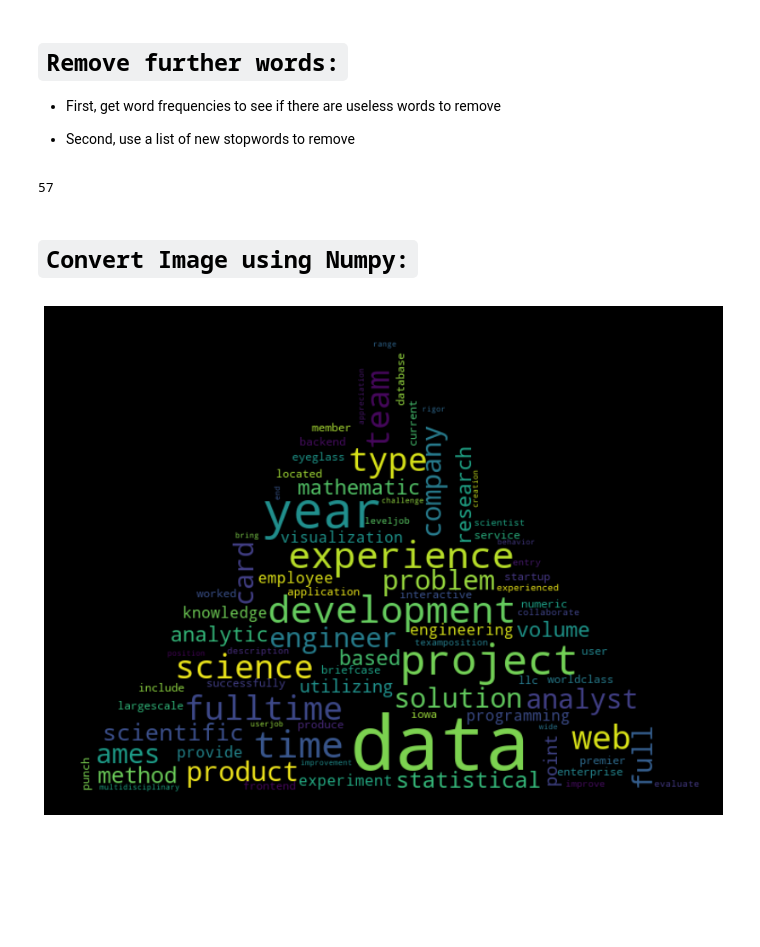
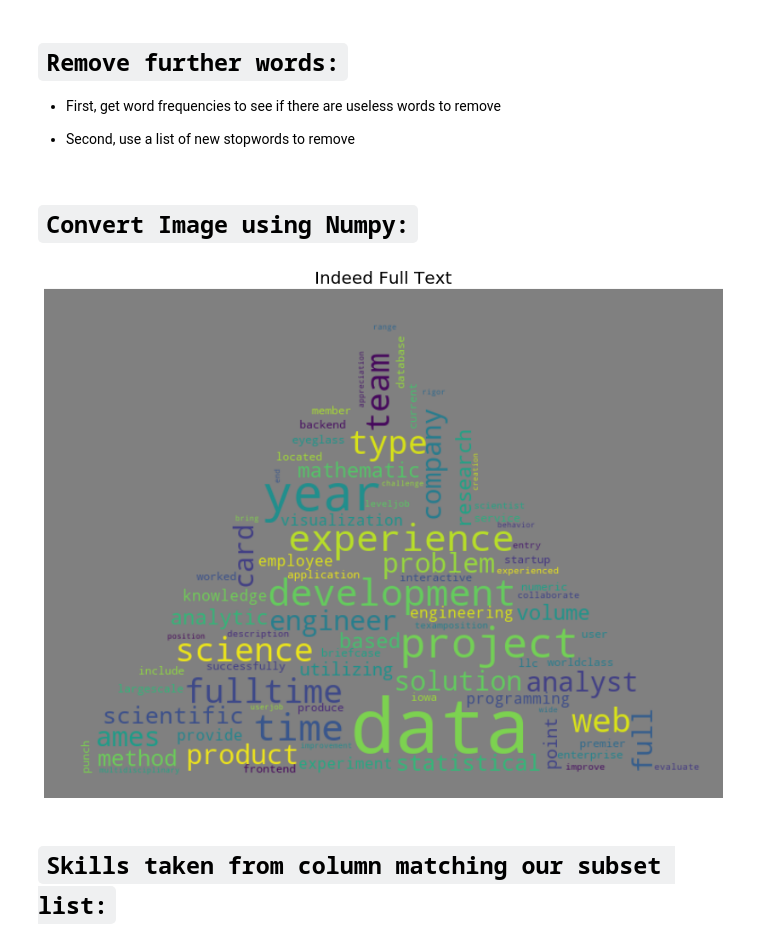
Before and after one commit to MrFuguDataScience/NLP, a Jupyter notebook: Indeed_WordCloud.ipynb, the cells around one changed output. Saved outputs shown, nothing was run; the diff lists cells and outputs as text; code cells hidden in the pictures; blank space fills up the shorter version.

Commit message:
Indeed_NLP_wrdCloud
updated file

```diff
--- a/Indeed_WordCloud.ipynb
+++ b/Indeed_WordCloud.ipynb
@@ -104,7 +201,7 @@ pd.DataFrame(d).head()
 # Check back to see how many of our words are left as comparison
 # %%
 second_wrd_cnt=[]
-for i in d:
+for i in clean_stp_wrds:
     for j in i:
         second_wrd_cnt.append(len(j))
 
@@ -124,15 +221,15 @@ indeed_text_cnts.head()
 # from nltk.stem import WordNetLemmatizer  # remove word endings etc
 
 lemmatizer = WordNetLemmatizer()
-h=[]
+lemma_lst=[]
 for i in range(len(d)):
     for j in d[i][0]: # going inside each list and doing each word
 #         print(j)
-        h.append([i,lemmatizer.lemmatize(j)]) # i keeps the position
+        lemma_lst.append([i,lemmatizer.lemmatize(j)]) # i keeps the position
 
 dg=defaultdict(list)
 
-for i in h:
+for i in lemma_lst:
     dg[i[0]].append(i[1]) # key=position,value:list of lists of strings
 # %%
 third=[]
@@ -151,0 +253,8 @@ indeed_text_cnts.head()
+# %%
+import re
+check_science_wrds=[]
+for i in dg.values():
+    for j in i:
+        if re.findall(r'\b(?:scien.*).+',j):
+            check_science_wrds.append(re.findall(r'\b(?:scien.*).+',j))
+pd.DataFrame(check_science_wrds).head(12)
@@ -204,9 +314,7 @@ wrd_freq={k: v for k, v in sorted(f.items(), key=lambda item: item[1])}
 
 # ax.bar(wrd_freq.keys(),wrd_freq.values())
 # plt.show()
-wrd_freq['']
+# wrd_freq['']
-# %% [output]
-57
 # %%
 more_wrd_to_remove=['year','experience','user','employee','type','llc','member','youll',
 'various','range','position','end','service','leveljob','wide','card']
@@ -219,26 +327,25 @@ more_wrd_to_remove=['year','experience','user','employee','type','llc','member',
 # img_mask=np.array(Image.open('cloud_img.png'))
 img_mask=np.array(Image.open('Slide1.png'))
 # %%
-wc=WordCloud(background_color='black',max_words=400,max_font_size=80,random_state=1,
+wc=WordCloud(background_color='grey',max_words=400,max_font_size=80,random_state=1,
     mask=img_mask,contour_color='red',min_font_size=8,normalize_plurals=True)
 # for i in combine_all_wrd:
 # wc.generate(combine_all_wrd)
 # q
 # %%
-# for i in combine_all_wrd:
-#     print(type(i))
-# import matplotlib.pyplot as plt
+
 wc.generate(b)
 
-# q
-# combine_all_wrd
 # colors=wc.recolor(color_func=ImageColorGenerator(img_mask))
 plt.figure(figsize=(22,11))
 plt.imshow(wc,interpolation="bilinear")
+plt.title("Indeed Full Text",fontsize=20)
 plt.axis("off")
 plt.show()
 # %% [output]
-[figure, old version]
+[figure, new version]
+# %% [markdown]
+# `Skills taken from column matching our subset list:`
 # %%
 skills=[]
 for i in indeed_jobs['skill_matches']:
```
Also changed, not shown: parts of 20 cells of this notebook.
